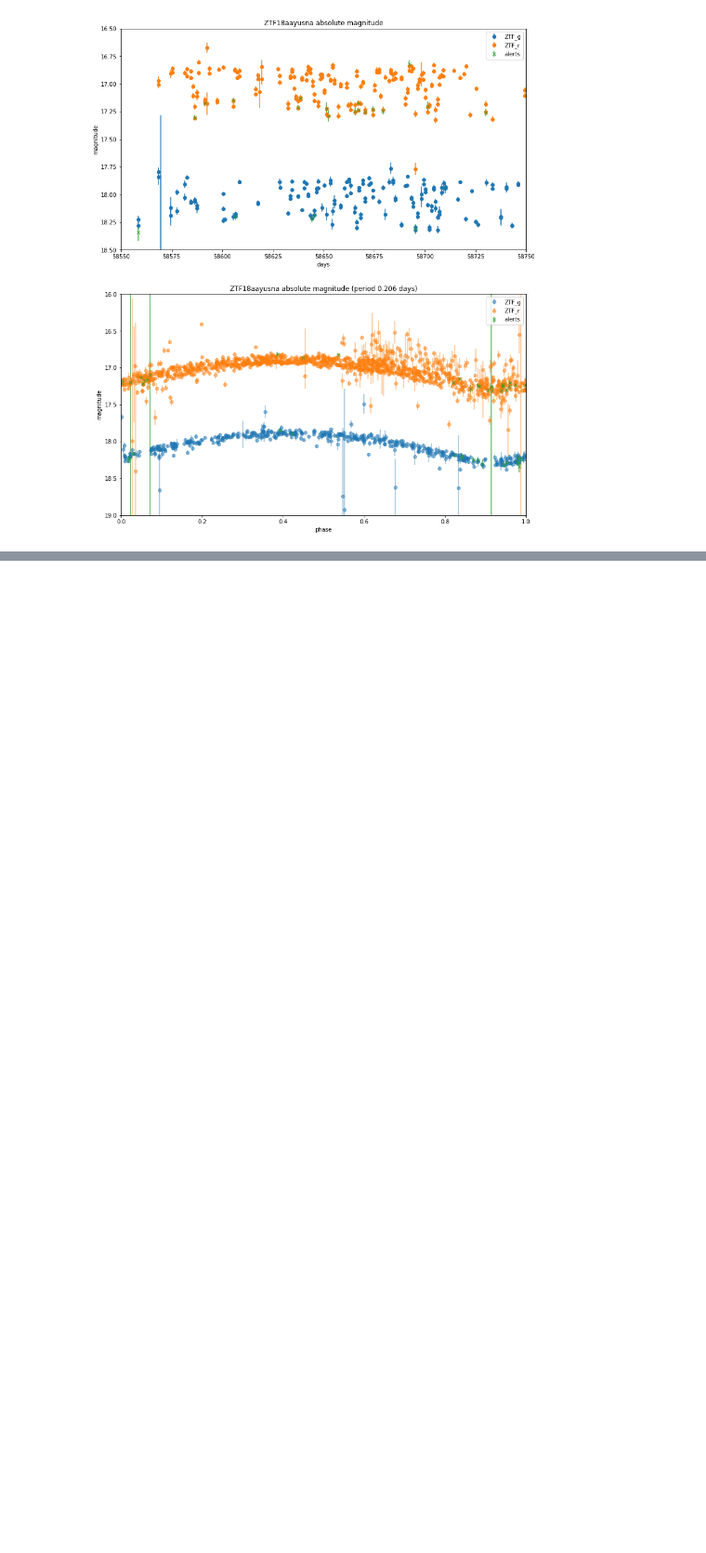
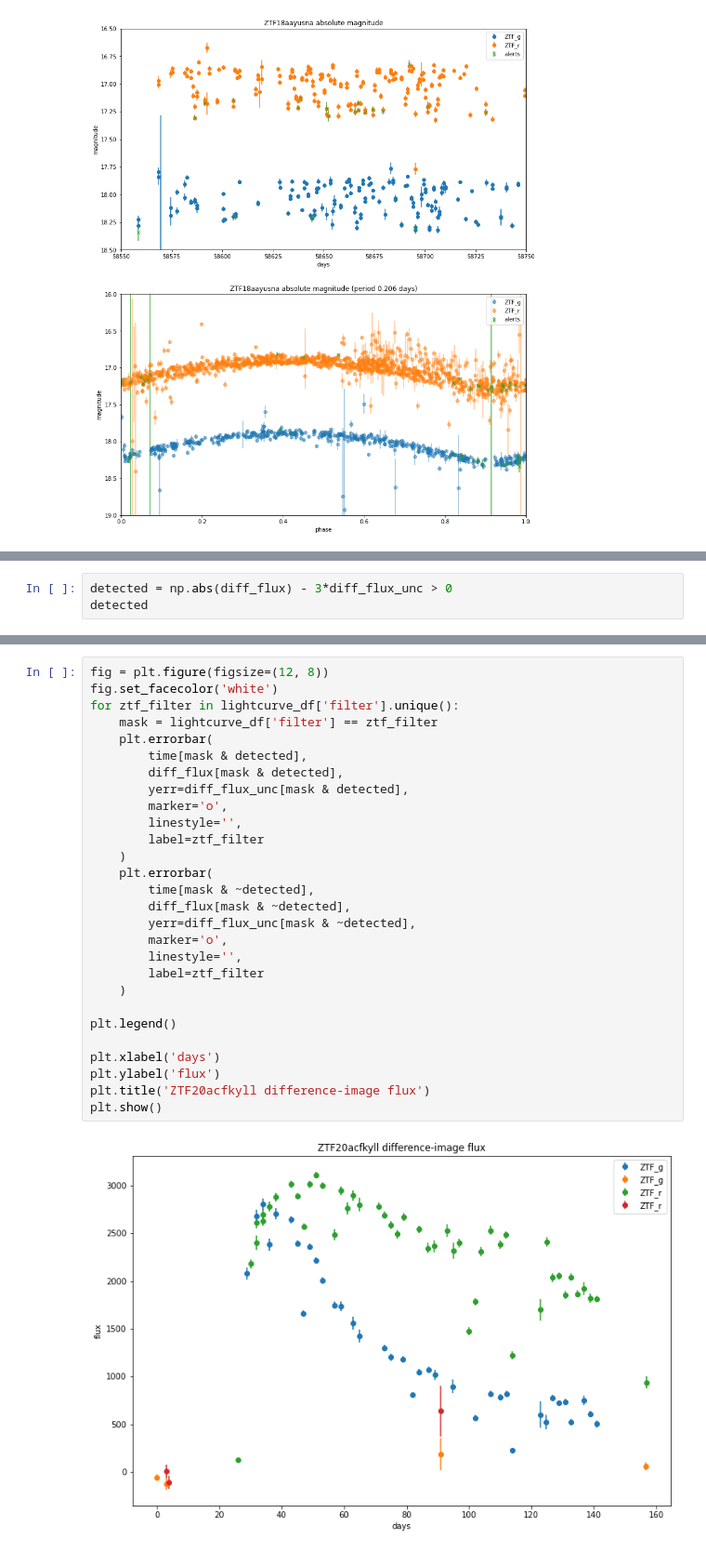
Before and after one commit to alercebroker/lc_classifier, a Jupyter notebook: forced_photometry_data/Data exploration.ipynb, the cells around one changed output, grey strips where cells are left out. Shown at 93% size. Cells and saved outputs as stored; diff of their text form; blank space fills up the shorter version.

```diff
--- a/forced_photometry_data/Data exploration.ipynb
+++ b/forced_photometry_data/Data exploration.ipynb
@@ -534,0 +577,3 @@ plt.show()
+# %%
+detected = np.abs(diff_flux) - 3*diff_flux_unc > 0
+detected
@@ -534,0 +594,30 @@ plt.show()
+# %%
+fig = plt.figure(figsize=(12, 8))
+fig.set_facecolor('white')
+for ztf_filter in lightcurve_df['filter'].unique():
+    mask = lightcurve_df['filter'] == ztf_filter
+    plt.errorbar(
+        time[mask & detected],
+        diff_flux[mask & detected],
+        yerr=diff_flux_unc[mask & detected],
+        marker='o',
+        linestyle='',
+        label=ztf_filter
+    )
+    plt.errorbar(
+        time[mask & ~detected],
+        diff_flux[mask & ~detected],
+        yerr=diff_flux_unc[mask & ~detected],
+        marker='o',
+        linestyle='',
+        label=ztf_filter
+    )
+
+plt.legend()
+
+plt.xlabel('days')
+plt.ylabel('flux')
+plt.title('ZTF20acfkyll difference-image flux')
+plt.show()
+# %% [output]
+[figure, added]
```
Also changed, not shown: parts of 16 cells of this notebook, 10 other files.
